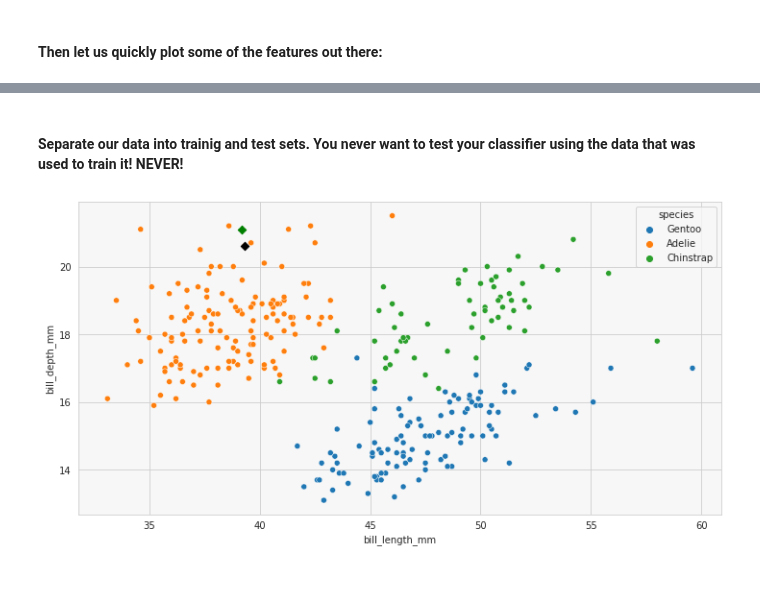
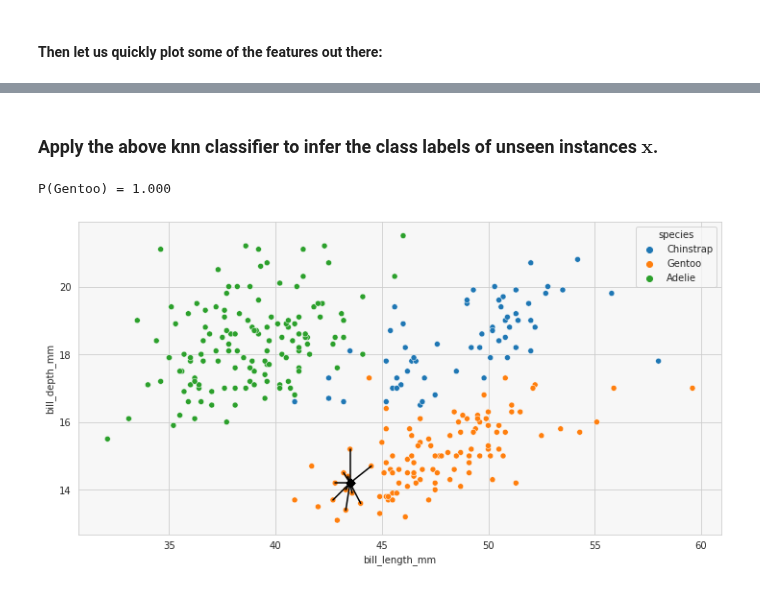
Before and after one commit to topiko/MLcourseMaterial, a Jupyter notebook: Basics/MLbasics.ipynb, the cells around one changed output, grey strips where cells are left out. Drawn from its saved outputs; the diff is of its cells as text; code cells hidden in the pictures.

```diff
--- a/Basics/MLbasics.ipynb
+++ b/Basics/MLbasics.ipynb
@@ -129,2 +173,0 @@ class knn_classifier():
-# %% [markdown]
-#### Separate our data into trainig and test sets. You never want to test your classifier using the data that was used to train it! NEVER!
@@ -144,16 +174,38 @@ y_test = y.iloc[N_train:]
-# %%
-knn = knn_classifier(X_train=X_train, y_train=y_train)
-test_idx = 10
-y_preds, idxs = knn.predict(X_test.iloc[test_idx])
-
-_ , ax = plt.subplots()
-ax = sns.scatterplot(data=X_train,
-                     x=xlabel,
-                     y=ylabel, hue=y_train, ax=ax)
-
-for idx in idxs:
-    ax.scatter(X_test.iloc[test_idx][xlabel], X_test.iloc[test_idx][ylabel], marker='D', color='green')
-    ax.scatter(X_train.iloc[idx][xlabel], X_train.iloc[idx][ylabel], marker='D', color='black')
-plt.show()
-# %% [output]
-[figure, removed]
+# %% [markdown]
+### Apply the above knn classifier to infer the class labels of unseen instances $\mathbf{x}$.
+# %%
+# The number of neighbors to consider:
+k = 10
+
+# Create and fit the classifier:
+knn = knn_classifier(k=k).fit(X_train, y_train)
+
+# Pick a test index, the test instance is then drawn from the above separated test set.
+test_idx = 2
+x_test = X_test.iloc[test_idx]
+
+# Call the predict of 1-nn classifier:
+y_preds, probs, idxs = knn.predict(x_test)
+
+# Print the probabilites gfor each class:
+prob_str = 'P({0:}) = {1:.3f}'
+for y_pred, prob in zip(y_preds, probs):
+    print(prob_str.format(y_pred, prob))
+
+# Plot figure where the nearest neighbors are explicitly shown:
+_ , ax = plt.subplots()
+ax = sns.scatterplot(data=X_train,
+                     x=xlabel,
+                     y=ylabel, hue=y_train, ax=ax)
+
+for idx in idxs:
+    xtest_x = x_test.loc[xlabel]
+    xtest_y = x_test.loc[ylabel]
+    ax.scatter(xtest_x, xtest_y, marker='D', color='black')
+    nn_x = X_train.iloc[idx][xlabel]
+    nn_y = X_train.iloc[idx][ylabel]
+    ax.plot([xtest_x, nn_x], [xtest_y, nn_y], color='black')
+plt.show()
+# %% [output]
+P(Gentoo) = 1.000
+[figure, added]
```
Also changed, not shown: parts of 24 cells of this notebook.
